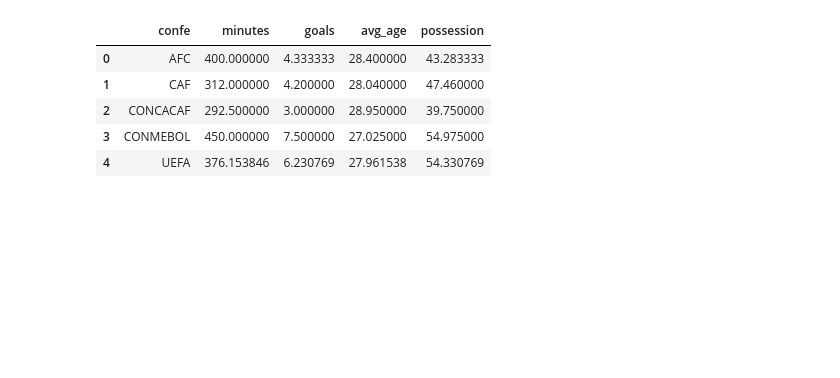
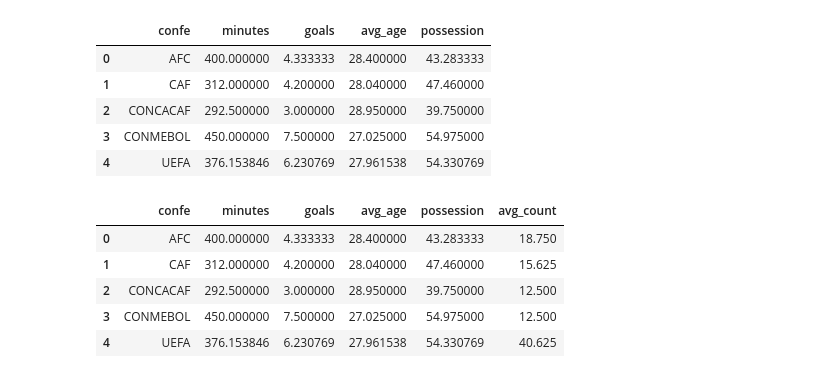
Before and after one commit to lromeror/Group_Slytheryn, a Jupyter notebook: DASHBOARD/assets/datas/teams_cup2022.ipynb, the cells around one changed output. Cells and saved outputs as stored; diff of their text form; code cells hidden in the pictures; blank space fills up the shorter version.

```diff
--- a/DASHBOARD/assets/datas/teams_cup2022.ipynb
+++ b/DASHBOARD/assets/datas/teams_cup2022.ipynb
@@ -85,0 +47,19 @@ fig.show()
+# %%
+lisPerConf=[]
+for conf in group_conf.confe:
+    sizeConf=len(df[df["confe"]==conf]["team"])
+
+
+    percen=(sizeConf*100)/df.team.unique().shape[0]
+    lisPerConf.append(percen)
+
+group_conf["avg_count"]=lisPerConf
+# %%
+group_conf
+# %% [output]
+|  | confe | minutes | goals | avg_age | possession | avg_count |
+| 0 | AFC | 400.000000 | 4.333333 | 28.400000 | 43.283333 | 18.750 |
+| 1 | CAF | 312.000000 | 4.200000 | 28.040000 | 47.460000 | 15.625 |
+| 2 | CONCACAF | 292.500000 | 3.000000 | 28.950000 | 39.750000 | 12.500 |
+| 3 | CONMEBOL | 450.000000 | 7.500000 | 27.025000 | 54.975000 | 12.500 |
+| 4 | UEFA | 376.153846 | 6.230769 | 27.961538 | 54.330769 | 40.625 |
```
Also changed, not shown: parts of 5 cells of this notebook, 5 other files.
